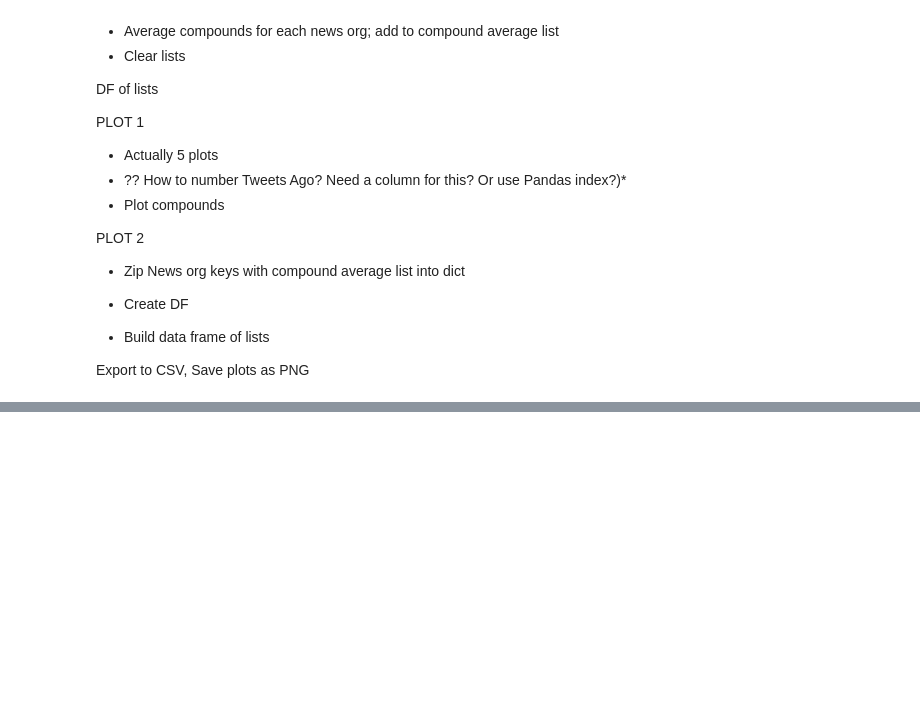
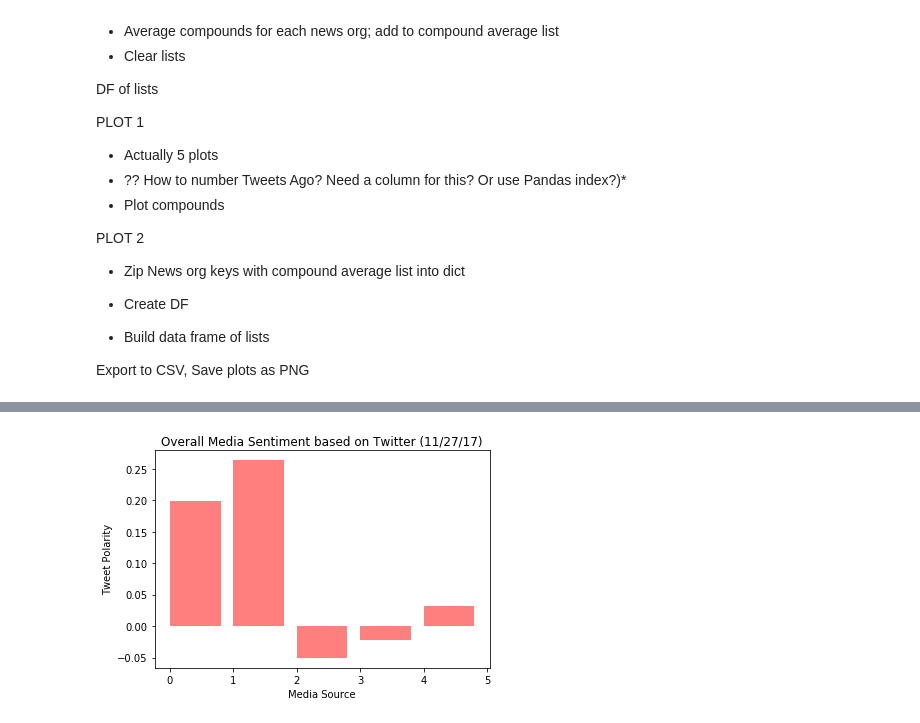
Before and after one commit to caelanosullivan/Twitter-Sentiment, a Jupyter notebook: news-org-tweets.ipynb, the cells around one changed output, grey strips where cells are left out. Drawn from its saved outputs; the diff is of its cells as text; code cells hidden in the pictures; blank space fills up the shorter version.

```diff
--- a/news-org-tweets.ipynb
+++ b/news-org-tweets.ipynb
@@ -257,0 +240,27 @@ compounds_df
+# %%
+# Build a bar chart
+
+# Set x axis and tick locations
+# x_axis = np.arange(len(rain_df))
+# tick_locations = [value+0.4 for value in x_axis]
+
+# plt.figure(figsize=(20,3))
+# plt.bar(x_axis, rain_df["Inches"], color='r', alpha=0.5, align="edge")
+# plt.xticks(tick_locations, rain_df["State"], rotation="vertical")
+
+# Set x axis and tick locations
+x_axis = np.arange(len(compounds_df))
+#tick_locations = [value+0.4 for value in x_axis]
+
+# Set title and axis labels
+plt.title(f'Overall Media Sentiment based on Twitter ({now})')
+plt.xlabel("Media Source")
+plt.ylabel("Tweet Polarity")
+
+# Create bar chart
+plt.bar(x_axis, compounds_df["Average Compound Score"], color='r', alpha=0.5, align="edge")
+#plt.xticks(tick_locations, compounds_df.index())
+
+plt.show()
+# %% [output]
+[figure, added]
```
Also changed, not shown: parts of 9 cells of this notebook.
